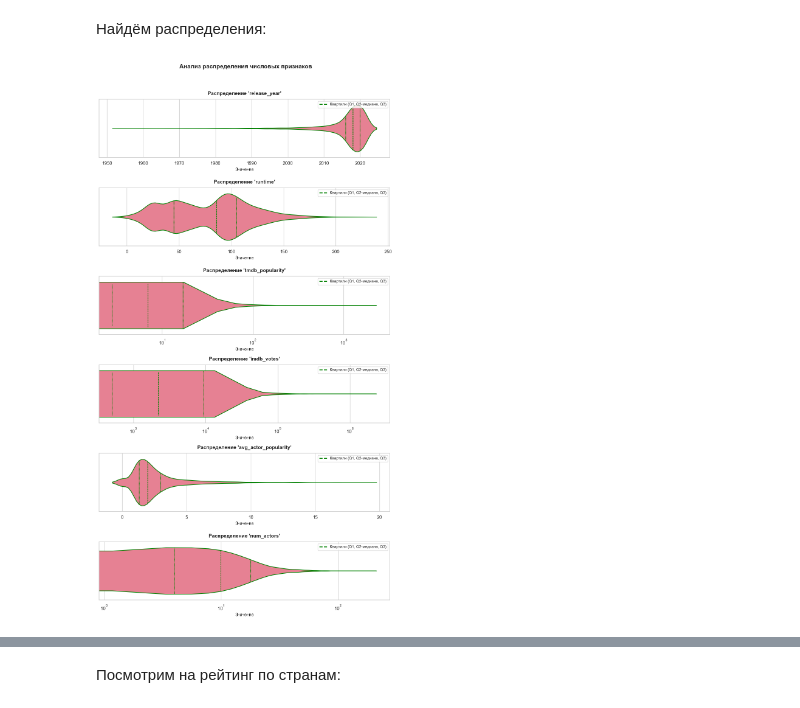
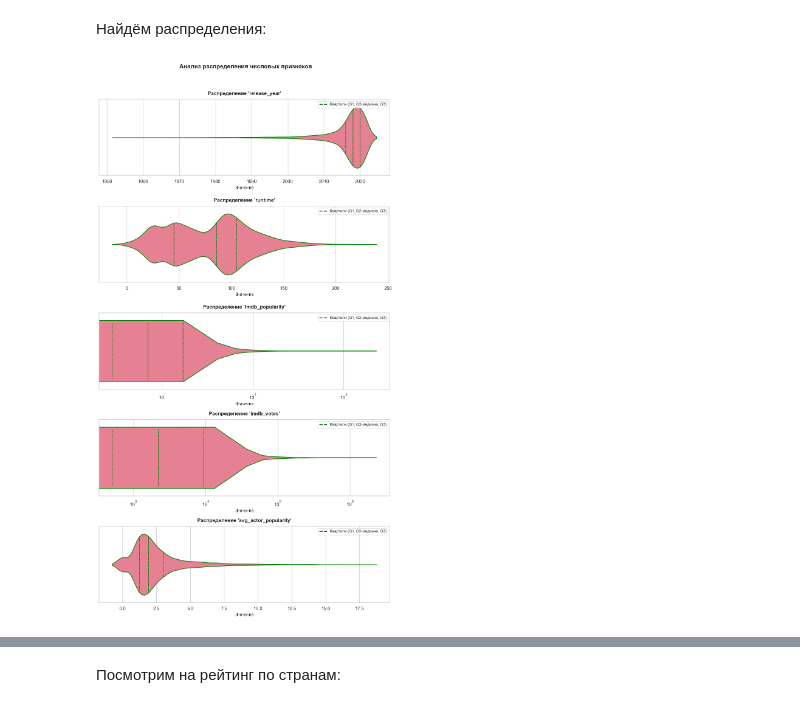
Before and after one commit to KiraMartuyshova/statprac25_Martyushova, a Jupyter notebook: Proekt.ipynb, the cells around one changed output, grey strips where cells are left out. Saved outputs shown, nothing was run; the diff lists cells and outputs as text; code cells hidden in the pictures.

```diff
--- a/Proekt.ipynb
+++ b/Proekt.ipynb
@@ -141,9 +148,14 @@ titles_df["imdb_votes"] = titles_df["imdb_votes"].fillna(0)
 # %%
 # Обработка жанров (one-hot encoding)
 genres_exploded = titles_df["genres"].str.strip("[]").str.replace("'", "").str.split(", ")
-unique_genres = set([g for sublist in genres_exploded.dropna() for g in sublist])
+unique_genres = set(
+    genre
+    for sublist in genres_exploded.dropna()
+    for genre in sublist
+    if genre.strip()  # Игнорируем пустые строки ("")
+)
 
-# Формируем DataFrame с бинарными признаками для каждого жанра
+# Создаём бинарные столбцы только для непустых жанров
 genre_df = pd.DataFrame({
     f"genre_{genre}": genres_exploded.apply(lambda x: genre in x if isinstance(x, list) else False)
     for genre in unique_genres
@@ -152,7 +164,12 @@ titles_df = pd.concat([titles_df, genre_df], axis=1)
 # %%
 # Обработка стран (one-hot encoding)
 countries_exploded = titles_df["production_countries"].str.strip("[]").str.replace("'", "").str.split(", ")
-unique_countries = set([c for sublist in countries_exploded.dropna() for c in sublist])
+unique_countries = set(
+    country
+    for sublist in countries_exploded.dropna()
+    for country in sublist
+    if country.strip()  # Игнорируем пустые строки ("")
+)
 country_df = pd.DataFrame({
     f"country_{country}": countries_exploded.apply(lambda x: country in x if isinstance(x, list) else False)
     for country in unique_countries
@@ -170,47 +187,38 @@ import seaborn as sns
 import matplotlib.pyplot as plt
 from matplotlib.lines import Line2D  # Для создания кастомных элементов легенды
 
-# Настройка стиля
 sns.set_theme(style="whitegrid", palette="husl")
-
-# Числовые признаки
-numeric_features = ["release_year", "runtime", "tmdb_popularity", "imdb_votes", "avg_actor_popularity", "num_actors"]
-
-# Создаем полотно
+numeric_features = ["release_year", "runtime", "tmdb_popularity", "imdb_votes", "avg_actor_popularity"]
 fig, axes = plt.subplots(len(numeric_features), 1, figsize=(10, 18), dpi=100)
 
 for i, feature in enumerate(numeric_features):
     ax = axes[i]
-
-    # Рисуем violin plot с квартилями
     sns.violinplot(
         x=titles_df[feature],
         ax=ax,
         inner="quartile",
         linewidth=1.5,
-        linecolor="green",  # Явно задаем цвет линий
+        linecolor="green",
     )
 
-    # Настройка заголовка и осей
     ax.set_title(f"Распределение '{feature}'", fontsize=12, pad=10, fontweight="bold")
     ax.set_xlabel("Значение", fontsize=10)
 
     # Логарифмическая шкала для некоторых признаков
-    if feature in ["imdb_votes", "tmdb_popularity", "num_actors"]:
+    if feature in ["imdb_votes", "tmdb_popularity"]:
         ax.set_xscale("log")
 
-    # Создаем кастомную легенду для квартилей
     legend_elements = [
         Line2D([0], [0], color='green', linestyle='--', lw=2,
                label='Квартили (Q1, Q2-медиана, Q3)'),
     ]
     ax.legend(handles=legend_elements, loc='upper right', fontsize=9)
 
 plt.suptitle("Анализ распределения числовых признаков", fontsize=14, y=1.02, fontweight="bold")
 plt.tight_layout()
 plt.show()
 # %% [output]
-[figure, old version]
+[figure, new version]
 # %%
 # Корреляционная матрица
 corr_matrix = titles_df[numeric_features + ["imdb_score"]].corr()
```
Also changed, not shown: parts of 30 cells of this notebook.
